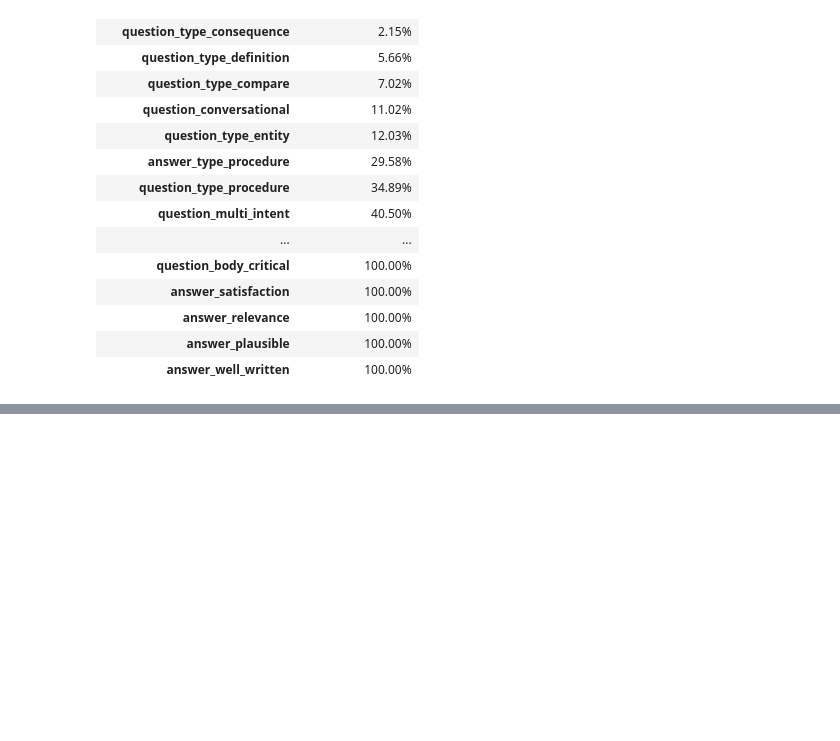
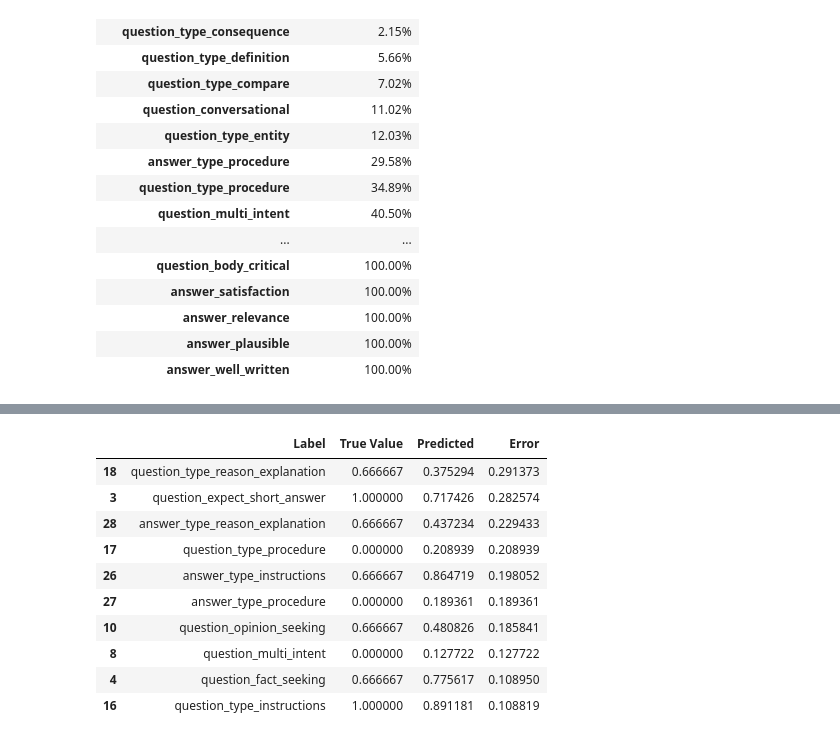
Before and after one commit to chani661/NLP-final-project-bert-text-regression, a Jupyter notebook: NLP_final_project_chani_factor.ipynb, the cells around one changed output, grey strips where cells are left out. Cells and saved outputs as stored; diff of their text form; code cells hidden in the pictures; blank space fills up the shorter version.

```diff
--- a/NLP_final_project_chani_factor.ipynb
+++ b/NLP_final_project_chani_factor.ipynb
@@ -435,0 +446,2 @@ label_frequencies.to_frame("Fraction_non_zero").style.format("{:.2%}")
+# %%
+idx = 42
@@ -435,0 +470,27 @@ label_frequencies.to_frame("Fraction_non_zero").style.format("{:.2%}")
+# %%
+from transformers import BertTokenizer
+
+text = f"{df.iloc[idx]['question_title']} {df.iloc[idx]['question_body']} [SEP] {df.iloc[idx]['answer']}"
+encoding = tokenizer(
+    text,
+    truncation=True,
+    padding='max_length',
+    max_length=512,
+    return_tensors='pt'
+)
+# %%
+device = torch.device("cuda" if torch.cuda.is_available() else "cpu")
+model.to(device) # Move model to the device
+
+model.eval()
+with torch.no_grad():
+    output = model(
+        input_ids=encoding['input_ids'].to(device), # Move input tensors to the device
+        attention_mask=encoding['attention_mask'].to(device) # Move input tensors to the device
+    )
+preds = output.logits.cpu().numpy().flatten()
+# %%
+true_vals = df.iloc[idx][ALL_LABELS].values.astype(np.float32)
+
+for label, true_val, pred in zip(ALL_LABELS, true_vals, preds):
+    print(f"{label}:  אמת = {true_val:.2f} | תחזית = {pred:.2f}")
@@ -436,3 +515,25 @@ label_frequencies.to_frame("Fraction_non_zero").style.format("{:.2%}")
+# %%
+import pandas as pd
+
+comparison = pd.DataFrame({
+    "Label": ALL_LABELS,
+    "True Value": true_vals,
+    "Predicted": preds
+})
+comparison["Error"] = (comparison["Predicted"] - comparison["True Value"]).abs()
+comparison.sort_values("Error", ascending=False).head(10)
+# %% [output]
+|  | Label | True Value | Predicted | Error |
+| 18 | question_type_reason_explanation | 0.666667 | 0.375294 | 0.291373 |
+| 3 | question_expect_short_answer | 1.000000 | 0.717426 | 0.282574 |
+| 28 | answer_type_reason_explanation | 0.666667 | 0.437234 | 0.229433 |
+| 17 | question_type_procedure | 0.000000 | 0.208939 | 0.208939 |
+| 26 | answer_type_instructions | 0.666667 | 0.864719 | 0.198052 |
+| 27 | answer_type_procedure | 0.000000 | 0.189361 | 0.189361 |
+| 10 | question_opinion_seeking | 0.666667 | 0.480826 | 0.185841 |
+| 8 | question_multi_intent | 0.000000 | 0.127722 | 0.127722 |
+| 4 | question_fact_seeking | 0.666667 | 0.775617 | 0.108950 |
+| 16 | question_type_instructions | 1.000000 | 0.891181 | 0.108819 |
 # %%
 results = evaluate_model(trainer, test_dataset, y_test)
 # %% [output]
```
Also changed, not shown: parts of 26 cells of this notebook.
